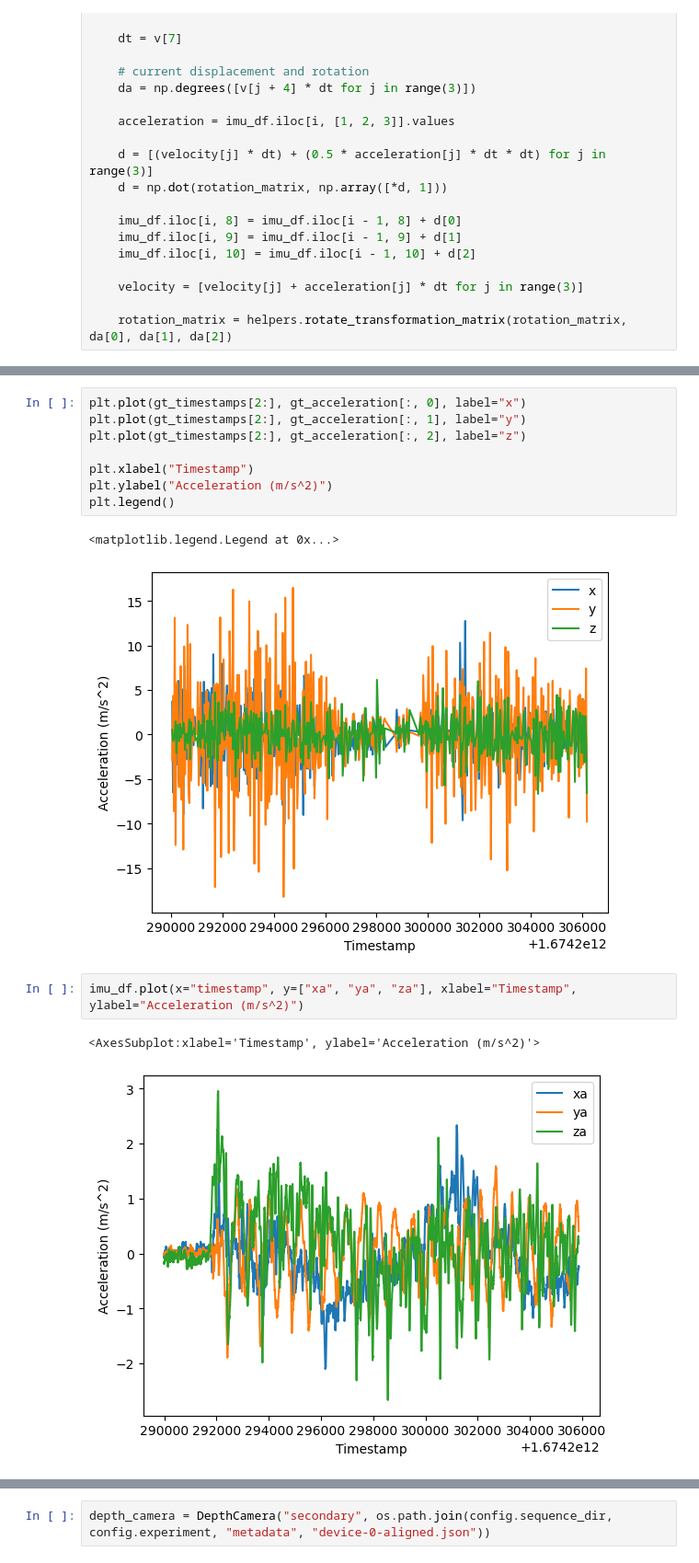
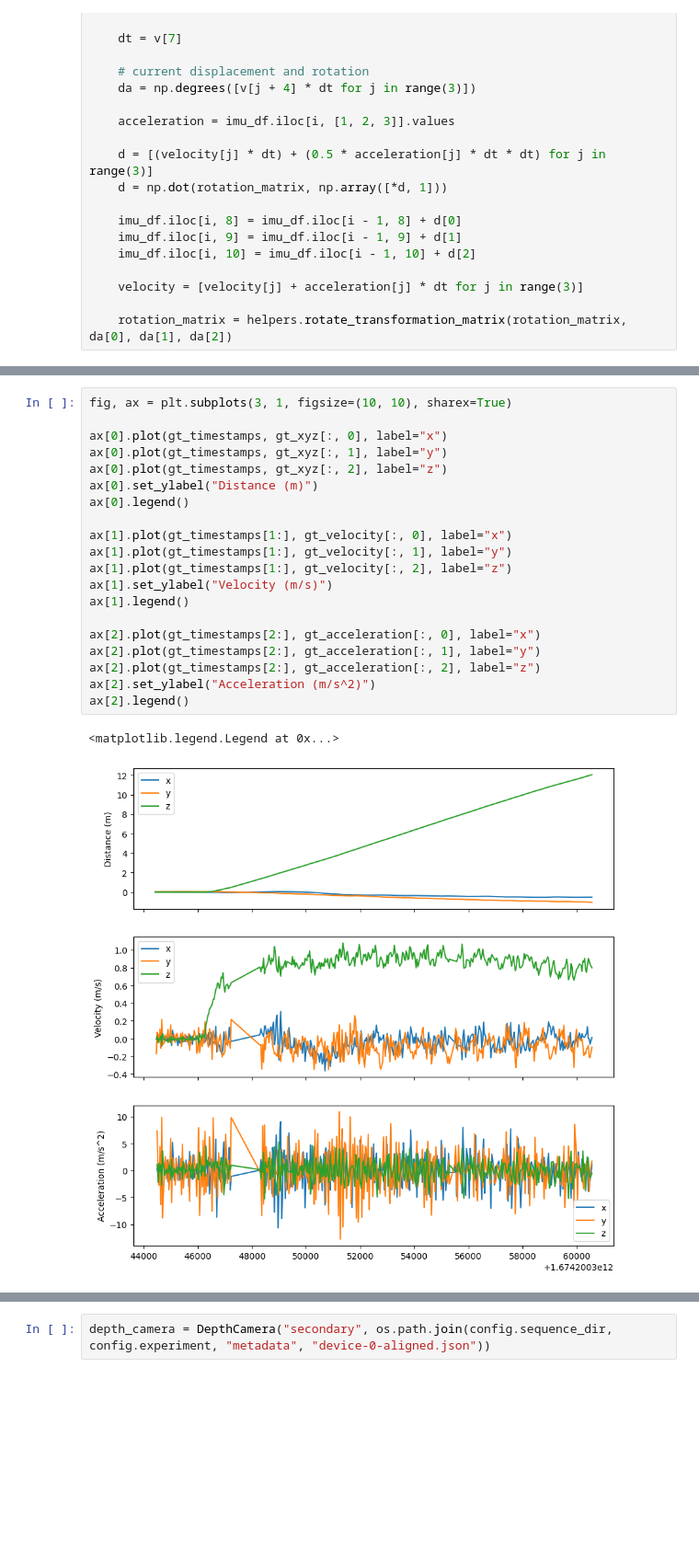
Before and after one commit to localization-as-a-service/local-registration, a Jupyter notebook: imu_depth_fusion.ipynb, the cells around one changed output, grey strips where cells are left out. Shown at 92% size. Cells and saved outputs as stored; diff of their text form; blank space fills up the shorter version.

```diff
--- a/imu_depth_fusion.ipynb
+++ b/imu_depth_fusion.ipynb
@@ -188,17 +155,24 @@ gt_acceleration = np.diff(gt_velocity, axis=0) * 1e3 / np.repeat(np.expand_dims(
-# %%
-plt.plot(gt_timestamps[2:], gt_acceleration[:, 0], label="x")
-plt.plot(gt_timestamps[2:], gt_acceleration[:, 1], label="y")
-plt.plot(gt_timestamps[2:], gt_acceleration[:, 2], label="z")
-
-plt.xlabel("Timestamp")
-plt.ylabel("Acceleration (m/s^2)")
-plt.legend()
-# %% [output]
-<matplotlib.legend.Legend at 0x...>
-[figure, removed]
-# %%
-imu_df.plot(x="timestamp", y=["xa", "ya", "za"], xlabel="Timestamp", ylabel="Acceleration (m/s^2)")
-# %% [output]
-<AxesSubplot:xlabel='Timestamp', ylabel='Acceleration (m/s^2)'>
-[figure, removed]
+# %%
+fig, ax = plt.subplots(3, 1, figsize=(10, 10), sharex=True)
+
+ax[0].plot(gt_timestamps, gt_xyz[:, 0], label="x")
+ax[0].plot(gt_timestamps, gt_xyz[:, 1], label="y")
+ax[0].plot(gt_timestamps, gt_xyz[:, 2], label="z")
+ax[0].set_ylabel("Distance (m)")
+ax[0].legend()
+
+ax[1].plot(gt_timestamps[1:], gt_velocity[:, 0], label="x")
+ax[1].plot(gt_timestamps[1:], gt_velocity[:, 1], label="y")
+ax[1].plot(gt_timestamps[1:], gt_velocity[:, 2], label="z")
+ax[1].set_ylabel("Velocity (m/s)")
+ax[1].legend()
+
+ax[2].plot(gt_timestamps[2:], gt_acceleration[:, 0], label="x")
+ax[2].plot(gt_timestamps[2:], gt_acceleration[:, 1], label="y")
+ax[2].plot(gt_timestamps[2:], gt_acceleration[:, 2], label="z")
+ax[2].set_ylabel("Acceleration (m/s^2)")
+ax[2].legend()
+# %% [output]
+<matplotlib.legend.Legend at 0x...>
+[figure, added]
 # %%
```
Also changed, not shown: parts of 33 cells of this notebook.
